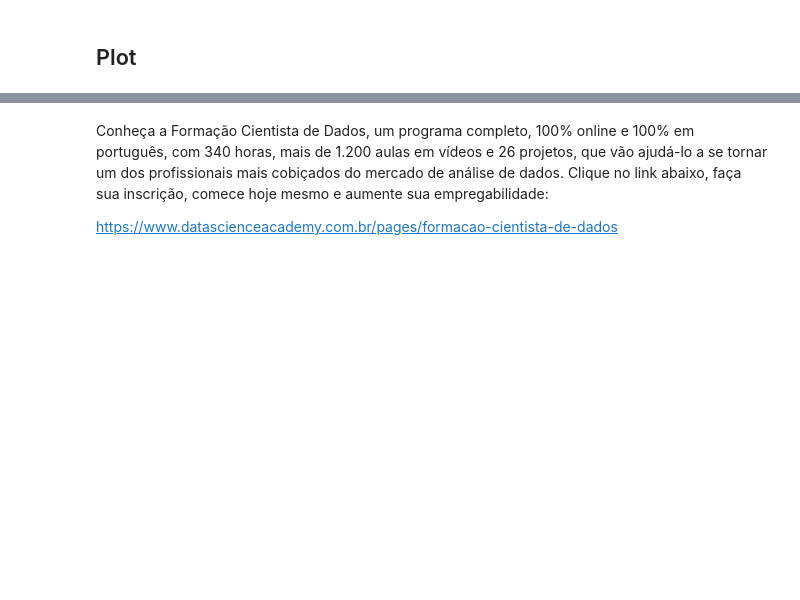
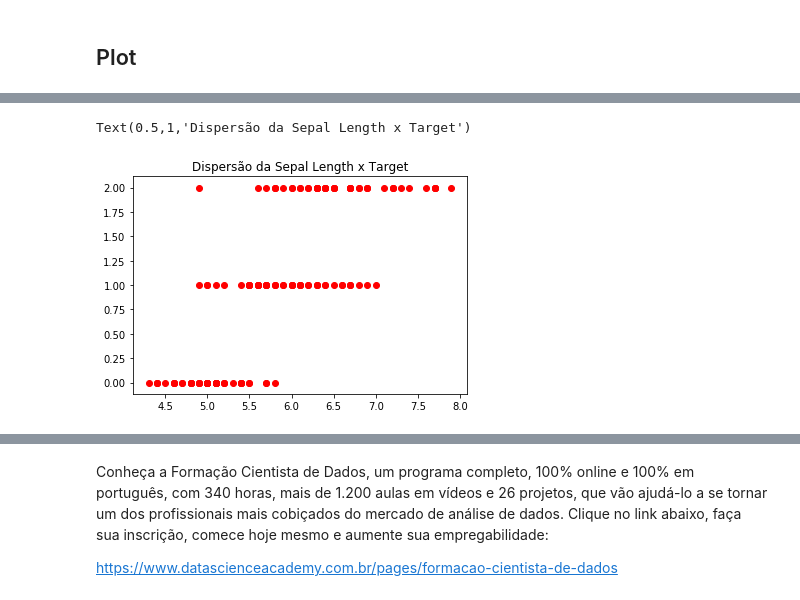
Before and after one commit to EricGPTI/MaratonaDataScience, a Jupyter notebook: DSA-Python-Cap09-Exercicio.ipynb, the cells around one changed output, grey strips where cells are left out. Saved outputs shown, nothing was run; the diff lists cells and outputs as text; code cells hidden in the pictures; blank space fills up the shorter version.

```diff
--- a/DSA-Python-Cap09-Exercicio.ipynb
+++ b/DSA-Python-Cap09-Exercicio.ipynb
@@ -228,5 +229,14 @@ SyntaxError: invalid syntax (<ipython-input-34-f7a2efa2abb4>, line 2)
 # %%
 # Crie um Gráficos de Dispersão (scatter Plot) da variável sepal length versus número da linha,
 # colorido por marcadores da variável target
+x = df1['sepal length (cm)']
+y = df1['target']
+
+
+plt.scatter(x, y, c='red')
+plt.title("Dispersão da Sepal Length x Target")
+# %% [output]
+Text(0.5,1,'Dispersão da Sepal Length x Target')
+[figure, added]
 # %%
 # Crie um Scatter Plot de 2 Features (atributos)
```
Also changed, not shown: parts of 7 cells of this notebook.
